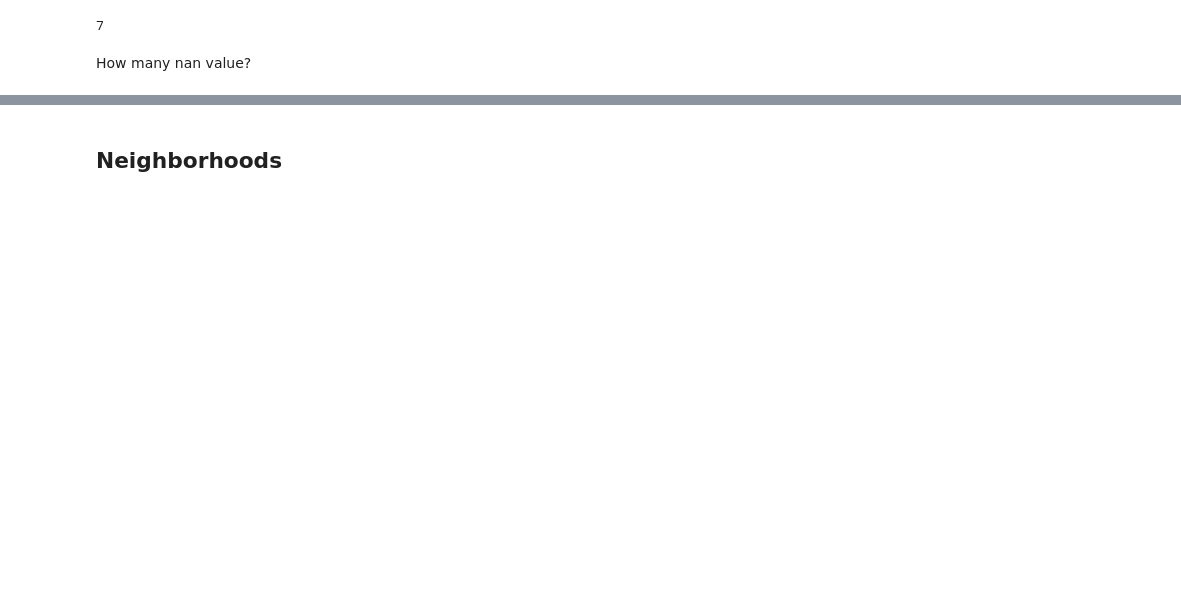
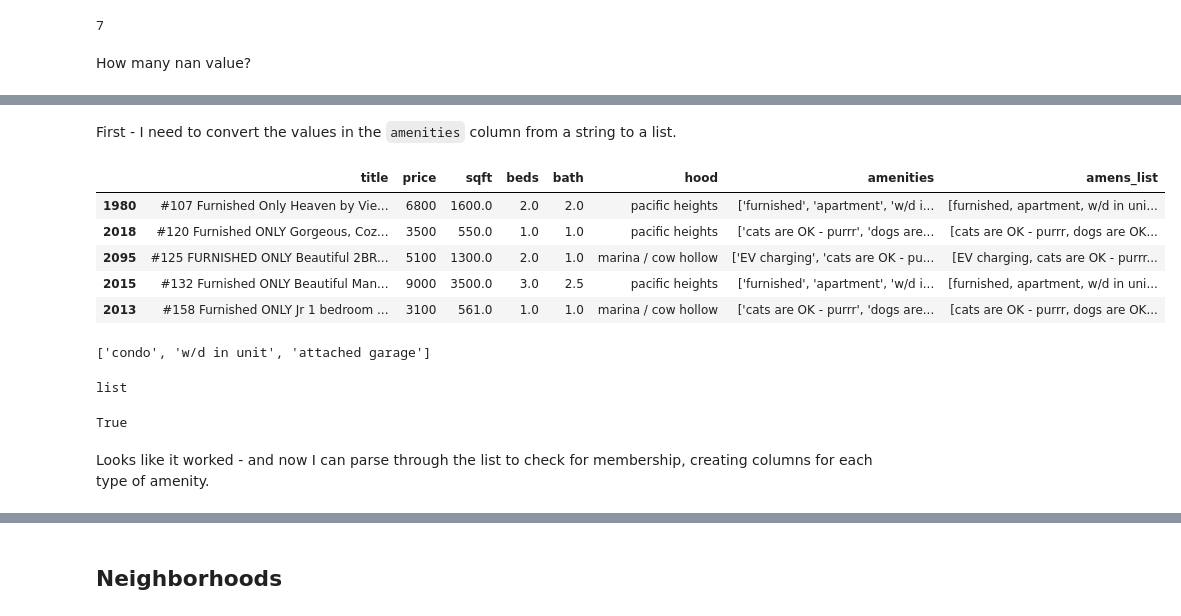
Before and after one commit to alfredjackieots/CL-housing-rent-predictions, a Jupyter notebook: data_cleaning.ipynb, the cells around one changed output, grey strips where cells are left out. Drawn from its saved outputs; the diff is of its cells as text; code cells hidden in the pictures; blank space fills up the shorter version.

```diff
--- a/data_cleaning.ipynb
+++ b/data_cleaning.ipynb
@@ -296,0 +371,4 @@ True
+# %%
+sf = sf[['title', 'price', 'sqft', 'beds', 'bath', 'hood', 'amenities']]
+# %%
+sf = sf[sf['beds'].notna()]
@@ -296,0 +442,2 @@ True
+# %% [markdown]
+First - I need to convert the values in the `amenities` column from a string to a list.
@@ -296,0 +446,26 @@ True
+# %%
+sf['amens_list'] = sf['amenities'].apply(lambda x: ast.literal_eval(x))
+# %%
+sf.head()
+# %% [output]
+|  | title | price | sqft | beds | bath | hood | amenities | amens_list |
+| 1980 | #107 Furnished Only Heaven by Vie... | 6800 | 1600.0 | 2.0 | 2.0 | pacific heights | ['furnished', 'apartment', 'w/d i... | [furnished, apartment, w/d in uni... |
+| 2018 | #120 Furnished ONLY Gorgeous, Coz... | 3500 | 550.0 | 1.0 | 1.0 | pacific heights | ['cats are OK - purrr', 'dogs are... | [cats are OK - purrr, dogs are OK... |
+| 2095 | #125 FURNISHED ONLY Beautiful 2BR... | 5100 | 1300.0 | 2.0 | 1.0 | marina / cow hollow | ['EV charging', 'cats are OK - pu... | [EV charging, cats are OK - purrr... |
+| 2015 | #132 Furnished ONLY Beautiful Man... | 9000 | 3500.0 | 3.0 | 2.5 | pacific heights | ['furnished', 'apartment', 'w/d i... | [furnished, apartment, w/d in uni... |
+| 2013 | #158 Furnished ONLY Jr 1 bedroom ... | 3100 | 561.0 | 1.0 | 1.0 | marina / cow hollow | ['cats are OK - purrr', 'dogs are... | [cats are OK - purrr, dogs are OK... |
+# %%
+amen_eg = sf.loc[0, 'amens_list']
+amen_eg
+# %% [output]
+['condo', 'w/d in unit', 'attached garage']
+# %%
+type(amen_eg)
+# %% [output]
+list
+# %%
+'condo' in amen_eg
+# %% [output]
+True
+# %% [markdown]
+Looks like it worked - and now I can parse through the list to check for membership, creating columns for each type of amenity.
```
Also changed, not shown: parts of 56 cells of this notebook.
